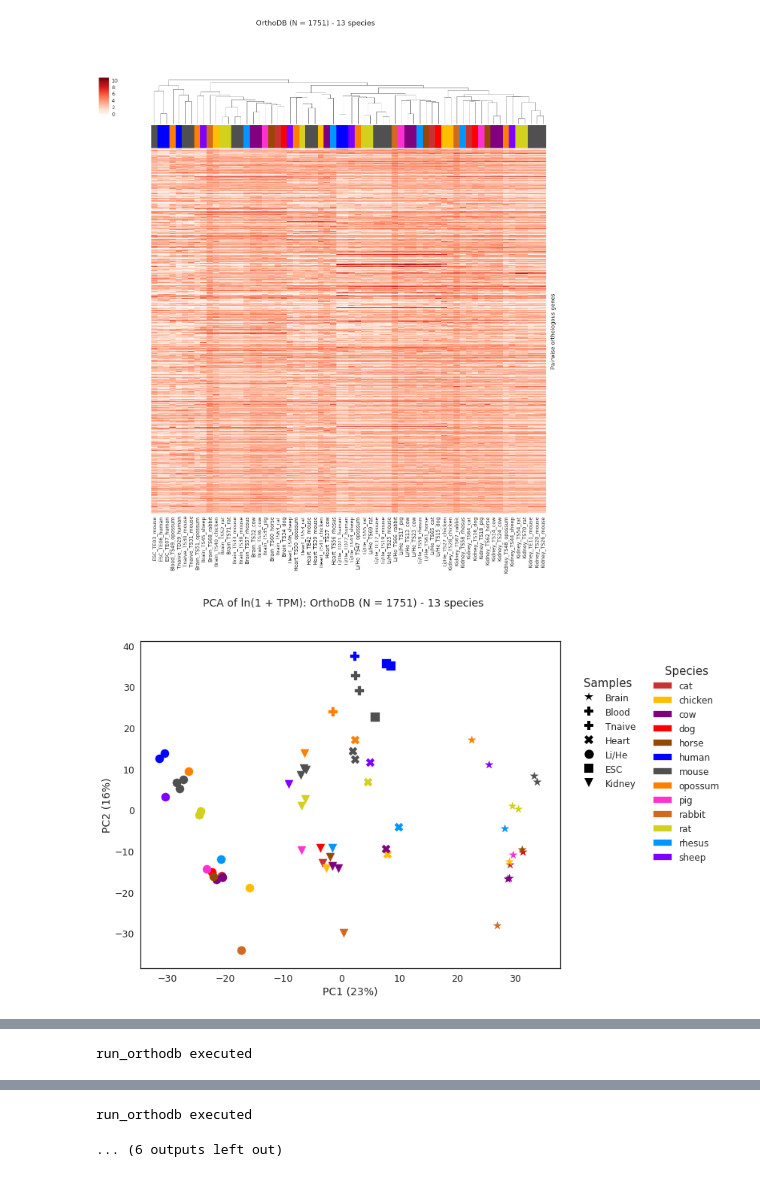
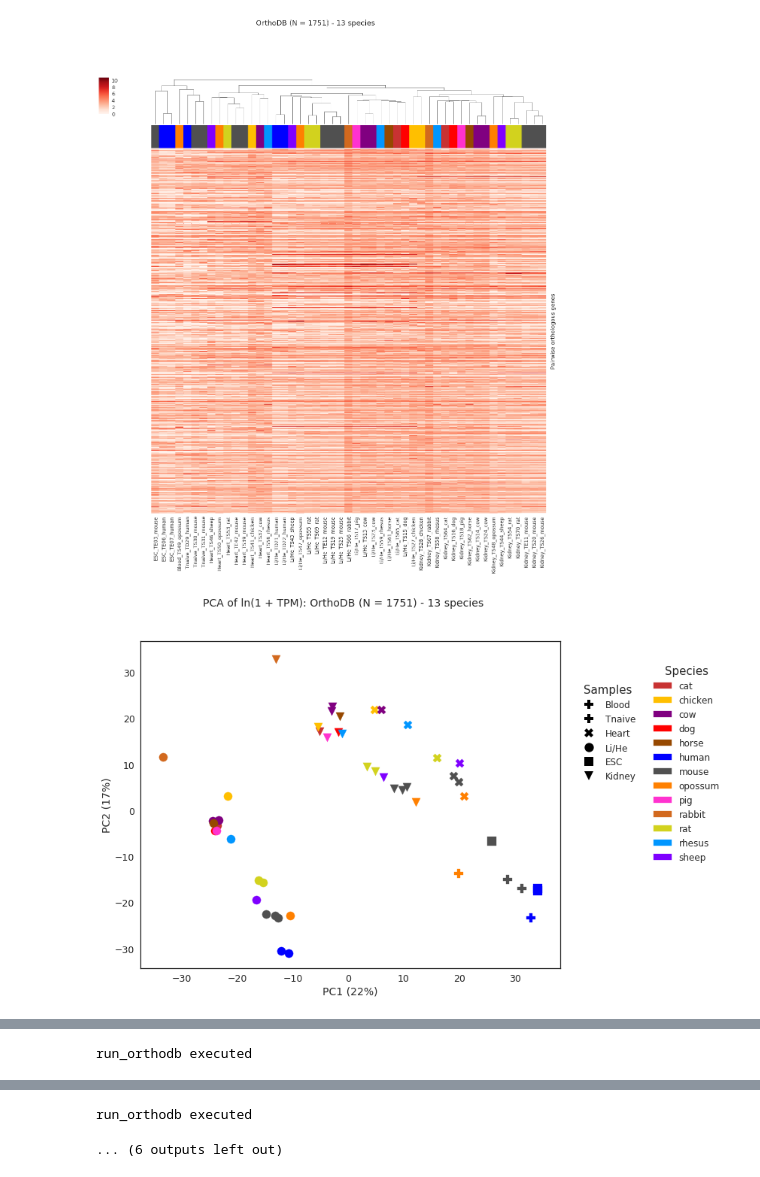
Before and after one commit to ptrebert/project-cross-species, a Jupyter notebook: notebooks/plotting/plot_exp_matrix_pca.ipynb, the cells around one changed output, grey strips where cells are left out. Cells and saved outputs as stored; diff of their text form; code cells hidden in the pictures.

Commit message:
more plotting of everything

```diff
--- a/notebooks/plotting/plot_exp_matrix_pca.ipynb
+++ b/notebooks/plotting/plot_exp_matrix_pca.ipynb
@@ -49,7 +49,7 @@ def run_hcop(pc1, pc2):
         expdata = hdf['/matrix/auto/data']
         num_species = len([c for c in expdata.columns if c.endswith('_name')])
         drop_cols = [c for c in expdata.columns if c.endswith('_name') or c.endswith('_symbol')]
-        drop_cols.extend([c for c in expdata.columns if any([x in c for x in ['MEL', 'K562', 'GM12878', 'CH12']])])
+        drop_cols.extend([c for c in expdata.columns if any([x in c for x in ['MEL', 'K562', 'GM12878', 'CH12', 'brain']])])
         expdata.drop(drop_cols, axis=1, inplace=True)
     expdata.index.name = 'Human orthologous genes'
     smp_ann = annotate_samples(expdata.columns)
@@ -79,7 +79,7 @@ def run_orthodb(pc1, pc2):
         hsa_mmu_pair = build_pair_data(hdf, os.path.join(cache_folder, 'plot_exp_pca_pair.h5'))
         num_species = len([c for c in expdata.columns if c.endswith('_name')])
         drop_cols = [c for c in expdata.columns if c.endswith('_name') or c.endswith('_symbol')]
-        drop_cols.extend([c for c in expdata.columns if any([x in c for x in ['MEL', 'K562', 'GM12878', 'CH12']])])
+        drop_cols.extend([c for c in expdata.columns if any([x in c for x in ['MEL', 'K562', 'GM12878', 'CH12', 'brain']])])
         expdata.drop(drop_cols, axis=1, inplace=True)
     expdata.index.name = 'Pairwise orthologous genes'
     smp_ann = annotate_samples(expdata.columns)
@@ -169,7 +169,7 @@ def build_pair_data(hdf_data, cache_data):
                                           axis=1, ignore_index=False)
                 done.add(mmu_data)
     pair_data.drop(['human_name', 'mouse_name'], axis=1, inplace=True)
-    drop_cols = ([c for c in pair_data.columns if any([x in c for x in ['MEL', 'K562', 'GM12878', 'CH12']])])
+    drop_cols = ([c for c in pair_data.columns if any([x in c for x in ['MEL', 'K562', 'GM12878', 'CH12', 'brain']])])
     pair_data.drop(drop_cols, axis=1, inplace=True)
     with pd.HDFStore(cache_data, 'w') as hdf:
         hdf.put('/matrix/auto/data', pair_data, format='fixed')
@@ -396,32 +396,32 @@ def plot_pca_scatter(df, title, sample_ann, pc1, pc2, monochrome, dual):
 
         leg_spec = plt.legend(handles=species_handles, loc=1, title='Species',
                               markerscale=1.5, fontsize=12, bbox_to_anchor=(1.4, 0.95))
         extra_artists.append(leg_spec)
 
 
     title_art = plt.suptitle('PCA of ln(1 + TPM): ' + title, fontsize=14)
     extra_artists.append(title_art)
 
     expvar = pca_red.explained_variance_ratio_
     plt.xlabel('PC{} ({}%)'.format(pc1 + 1, int(np.round(expvar[pc1] * 100, 0))), fontsize=14)
     plt.ylabel('PC{} ({}%)'.format(pc2 + 1, int(np.round(expvar[pc2] * 100, 0))), fontsize=14)
     if show_figures:
         plt.show()
     assert len(extra_artists) > 1, 'Extra artist missing'
     return fig, extra_artists
 
 for pc1, pc2 in [(0,1), (0,2), (1,2)]:
     # meeh, when bored, rewrite to avoid redoing PCA for each iter...
     execd = run_hcop(pc1, pc2)
     if execd:
         print('run_hcop executed')
     execd = run_orthodb(pc1, pc2)
     if execd:
         print('run_orthodb executed')
 
 execd = run_expest()
 if execd:
     print('run_expest executed')
 # %% [output]
-[figure, old version]
+[figure, new version]
-[figure, old version]
+[figure, new version]
```
Also changed, not shown: parts of 1 cell of this notebook, 4 other files.
